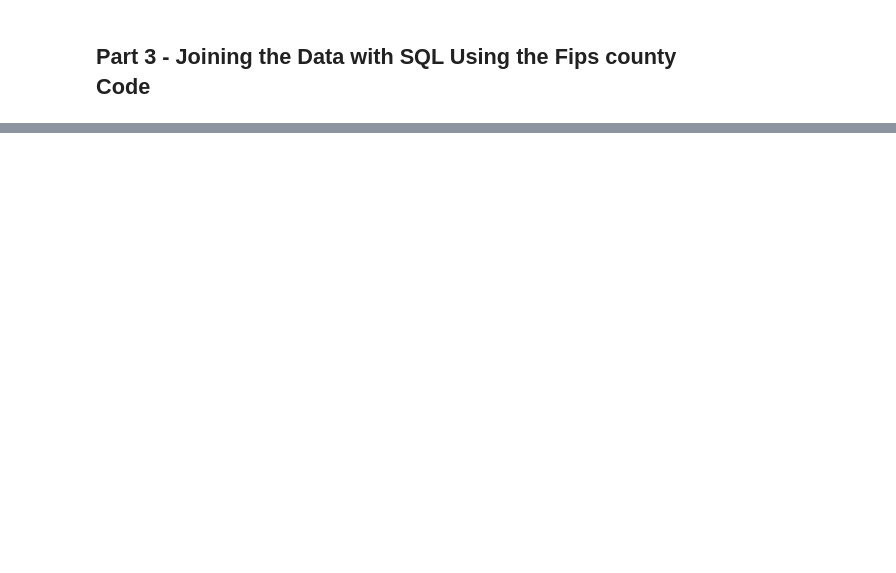
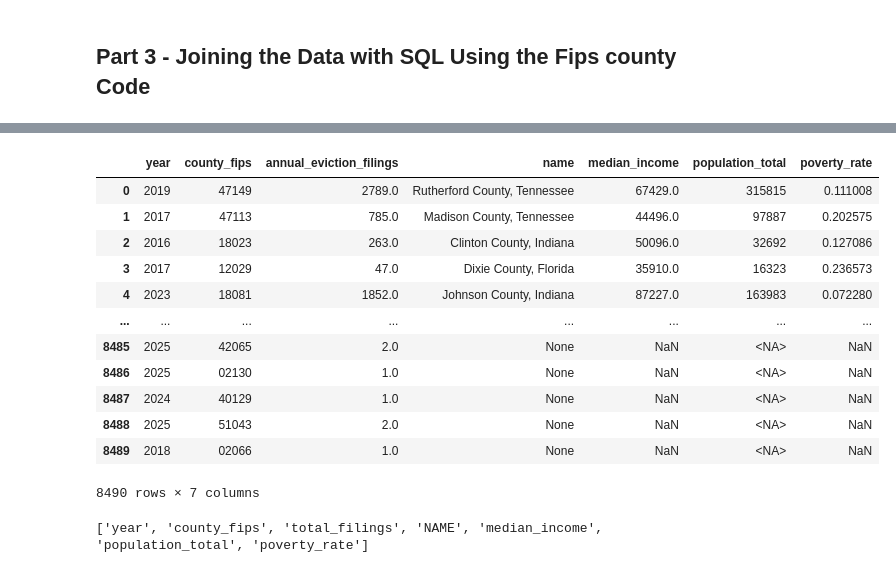
Before and after one commit to TuckerRasbury/coding_sample_eviction-lab_data-engineer, a Jupyter notebook: Eviction_Lab_Data_Engineer_Coding_Sample.ipynb, the cells around one changed output, grey strips where cells are left out. Saved outputs shown, nothing was run; the diff lists cells and outputs as text; code cells hidden in the pictures; blank space fills up the shorter version.

```diff
--- a/Eviction_Lab_Data_Engineer_Coding_Sample.ipynb
+++ b/Eviction_Lab_Data_Engineer_Coding_Sample.ipynb
@@ -310,0 +516,63 @@ ACS all years columns: Index(['GEO_ID', 'NAME', 'median_income', 'county_fips',
+# %%
+# Example of SQL -
+# Leverage the fips codes at the county level to join the LSC and ACS datasets
+# for later analysis
+
+query = """
+WITH lsc_yearly AS (
+  SELECT
+    LPAD(CAST(fips AS VARCHAR), 5, '0') AS county_fips,
+    year,
+    SUM(filings_count) AS total_filings
+  FROM lsc_df
+  GROUP BY county_fips, year
+),
+
+acs_cleaned AS (
+  SELECT
+    LPAD(CAST(county_fips AS VARCHAR), 5, '0') AS county_fips,
+    year,
+    NAME,
+    median_income,
+    population_total,
+    poverty_rate
+  FROM acs_df
+)
+
+SELECT
+  l.year,
+  l.county_fips,
+  l.total_filings AS annual_eviction_filings,
+  a.NAME AS name,
+  a.median_income,
+  a.population_total,
+  a.poverty_rate
+FROM lsc_yearly l
+LEFT JOIN acs_cleaned a
+  ON l.county_fips = a.county_fips AND l.year = a.year
+
+"""
+
+result_df = duckdb.query(query).to_df()
+
+# View the result
+result_df
+# %% [output]
+|  | year | county_fips | annual_eviction_filings | name | median_income | population_total | poverty_rate |
+| 0 | 2019 | 47149 | 2789.0 | Rutherford County, Tennessee | 67429.0 | 315815 | 0.111008 |
+| 1 | 2017 | 47113 | 785.0 | Madison County, Tennessee | 44496.0 | 97887 | 0.202575 |
+| 2 | 2016 | 18023 | 263.0 | Clinton County, Indiana | 50096.0 | 32692 | 0.127086 |
+| 3 | 2017 | 12029 | 47.0 | Dixie County, Florida | 35910.0 | 16323 | 0.236573 |
+| 4 | 2023 | 18081 | 1852.0 | Johnson County, Indiana | 87227.0 | 163983 | 0.072280 |
+| ... | ... | ... | ... | ... | ... | ... | ... |
+| 8485 | 2025 | 42065 | 2.0 | None | NaN | <NA> | NaN |
+| 8486 | 2025 | 02130 | 1.0 | None | NaN | <NA> | NaN |
+| 8487 | 2024 | 40129 | 1.0 | None | NaN | <NA> | NaN |
+| 8488 | 2025 | 51043 | 2.0 | None | NaN | <NA> | NaN |
+| 8489 | 2018 | 02066 | 1.0 | None | NaN | <NA> | NaN |
+8490 rows × 7 columns
+# %%
+# View Columns Listed in Analytics Ready Table
+print(list(result_df.columns))
+# %% [output]
+['year', 'county_fips', 'total_filings', 'NAME', 'median_income', 'population_total', 'poverty_rate']
```
Also changed, not shown: parts of 21 cells of this notebook.
